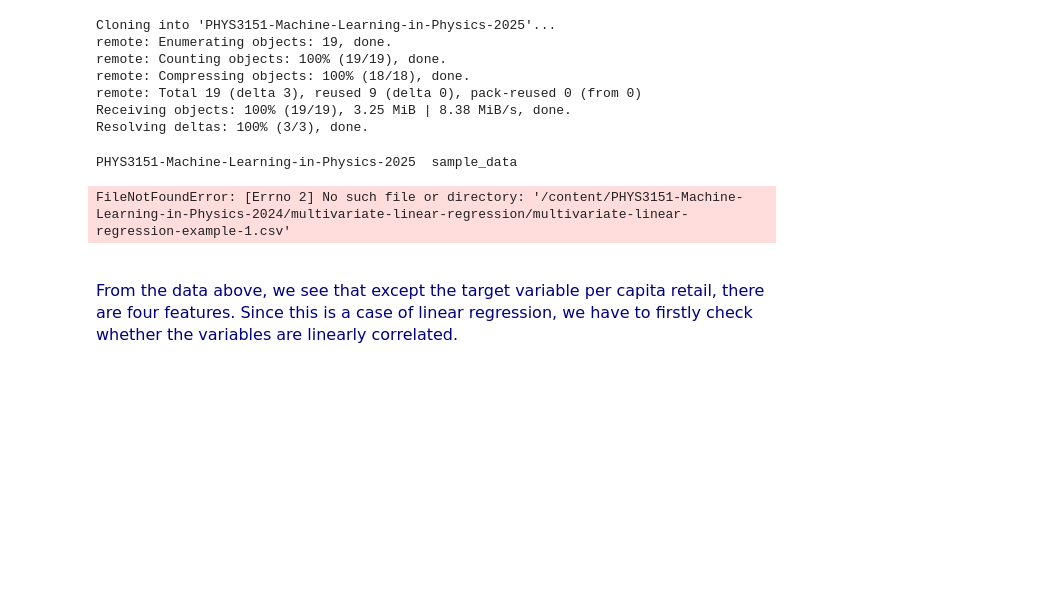
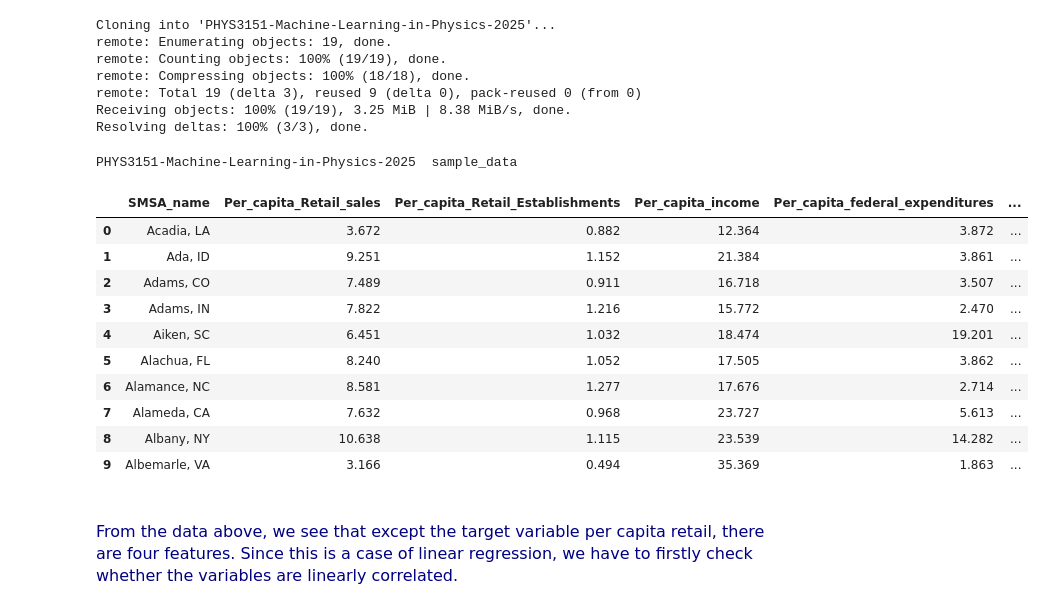
Before and after one commit to timlok123/PHYS3151-Machine-Learning-in-Physics-2025, a Jupyter notebook: multivariate-linear-regression/multivariate_linear_regression.ipynb, the cells around one changed output. Saved outputs shown, nothing was run; the diff lists cells and outputs as text; code cells hidden in the pictures; blank space fills up the shorter version.

```diff
--- a/multivariate-linear-regression/multivariate_linear_regression.ipynb
+++ b/multivariate-linear-regression/multivariate_linear_regression.ipynb
@@ -37,9 +37,19 @@ PHYS3151-Machine-Learning-in-Physics-2025  sample_data
 # %%
 df = pd.read_csv("/content/PHYS3151-Machine-Learning-in-Physics-2025/multivariate-linear-regression/multivariate-linear-regression-example-1.csv", sep=",")
 pd.set_option('display.width', 100)
-print(df.head(20).append(df.tail(20)))
+df.head(10)
 # %% [output]
-FileNotFoundError: [Errno 2] No such file or directory: '/content/PHYS3151-Machine-Learning-in-Physics-2024/multivariate-linear-regression/multivariate-linear-regression-example-1.csv'
+|  | SMSA_name | Per_capita_Retail_sales | Per_capita_Retail_Establishments | Per_capita_income | Per_capita_federal_expenditures | ... |
+| 0 | Acadia, LA | 3.672 | 0.882 | 12.364 | 3.872 | ... |
+| 1 | Ada, ID | 9.251 | 1.152 | 21.384 | 3.861 | ... |
+| 2 | Adams, CO | 7.489 | 0.911 | 16.718 | 3.507 | ... |
+| 3 | Adams, IN | 7.822 | 1.216 | 15.772 | 2.470 | ... |
+| 4 | Aiken, SC | 6.451 | 1.032 | 18.474 | 19.201 | ... |
+| 5 | Alachua, FL | 8.240 | 1.052 | 17.505 | 3.862 | ... |
+| 6 | Alamance, NC | 8.581 | 1.277 | 17.676 | 2.714 | ... |
+| 7 | Alameda, CA | 7.632 | 0.968 | 23.727 | 5.613 | ... |
+| 8 | Albany, NY | 10.638 | 1.115 | 23.539 | 14.282 | ... |
+| 9 | Albemarle, VA | 3.166 | 0.494 | 35.369 | 1.863 | ... |
 # %% [markdown]
 <table><br><font color=navy  size=3 face="微软雅黑"> From the data above, we see that except the <font> target </font> variable per capita retail, there are four features. Since this is a case of linear regression, we have to firstly check whether the variables are linearly correlated.
 # %% [markdown]
```
Also changed, not shown: parts of 3 cells of this notebook.
